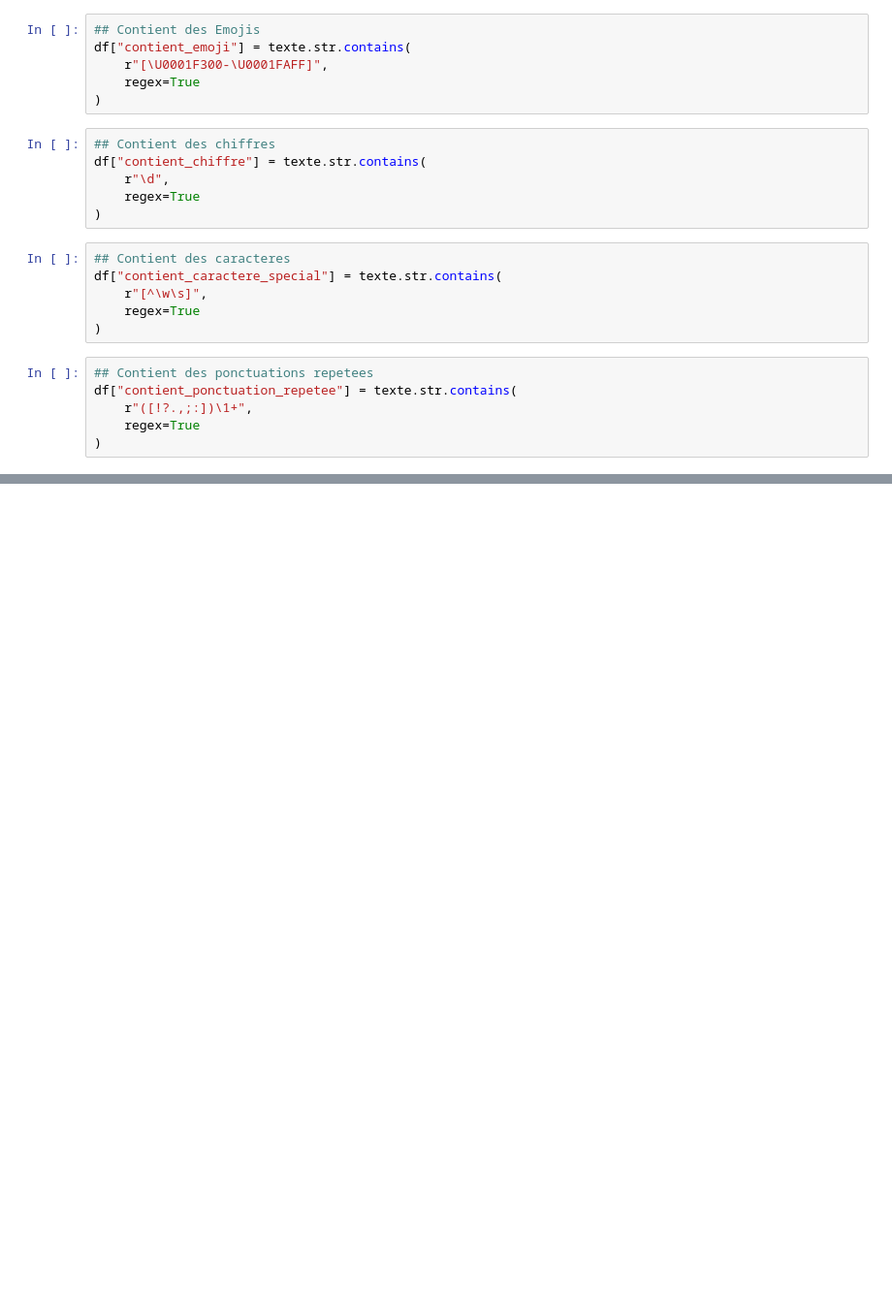
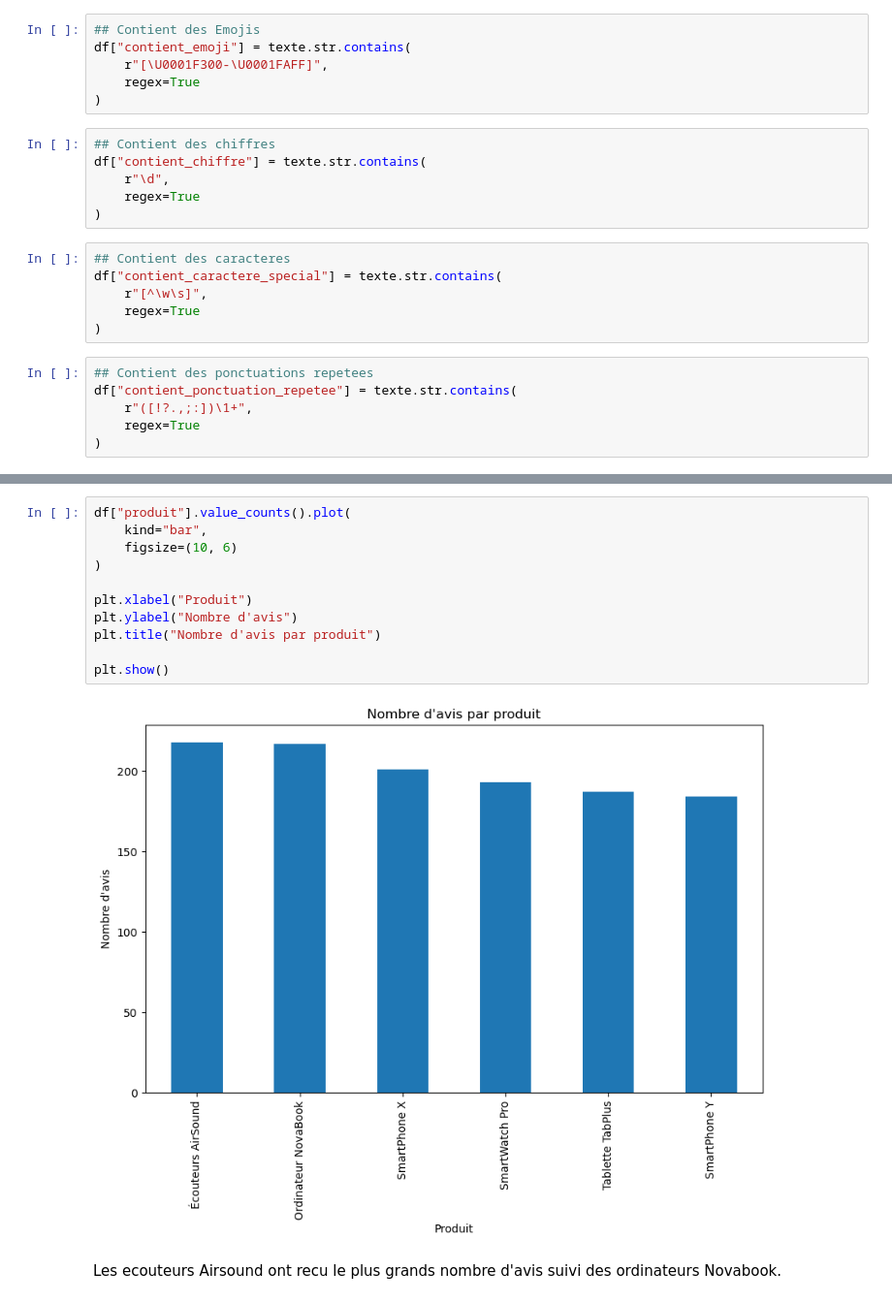
Before and after one commit to khadidiatoungom4-ai/Atelier_prepa_donnees_textuelles, a Jupyter notebook: notebooks/atelier_prepa_donnees_textuelles.ipynb, the cells around one changed output, grey strips where cells are left out. Shown at 97% size. Cells and saved outputs as stored; diff of their text form; blank space fills up the shorter version.

```diff
--- a/notebooks/atelier_prepa_donnees_textuelles.ipynb
+++ b/notebooks/atelier_prepa_donnees_textuelles.ipynb
@@ -703,0 +736,15 @@ df[
+# %%
+df["produit"].value_counts().plot(
+    kind="bar",
+    figsize=(10, 6)
+)
+
+plt.xlabel("Produit")
+plt.ylabel("Nombre d'avis")
+plt.title("Nombre d'avis par produit")
+
+plt.show()
+# %% [output]
+[figure, added]
+# %% [markdown]
+Les ecouteurs Airsound ont recu le plus grands nombre d'avis suivi des ordinateurs Novabook.
```
Also changed, not shown: parts of 5 cells of this notebook.
